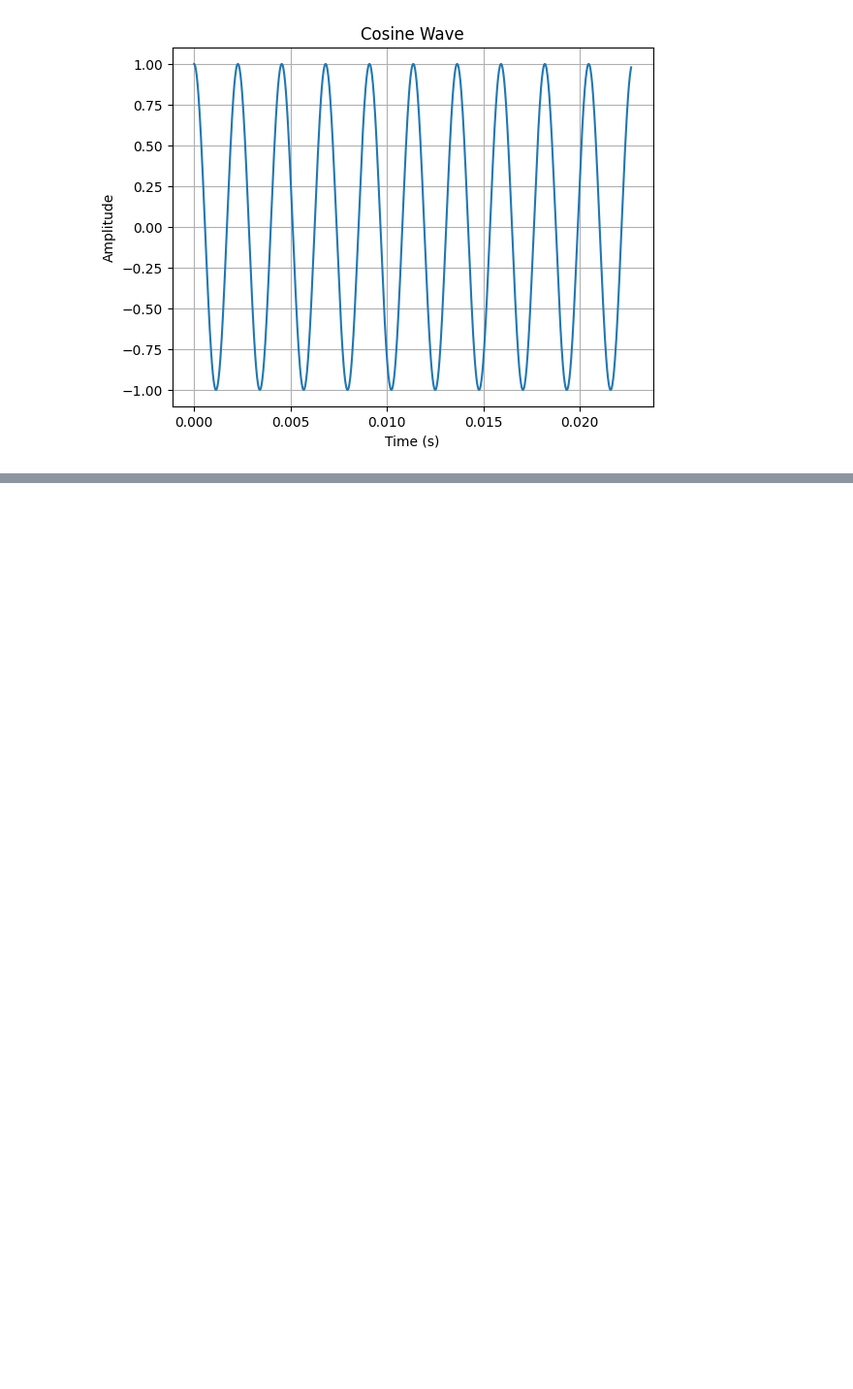
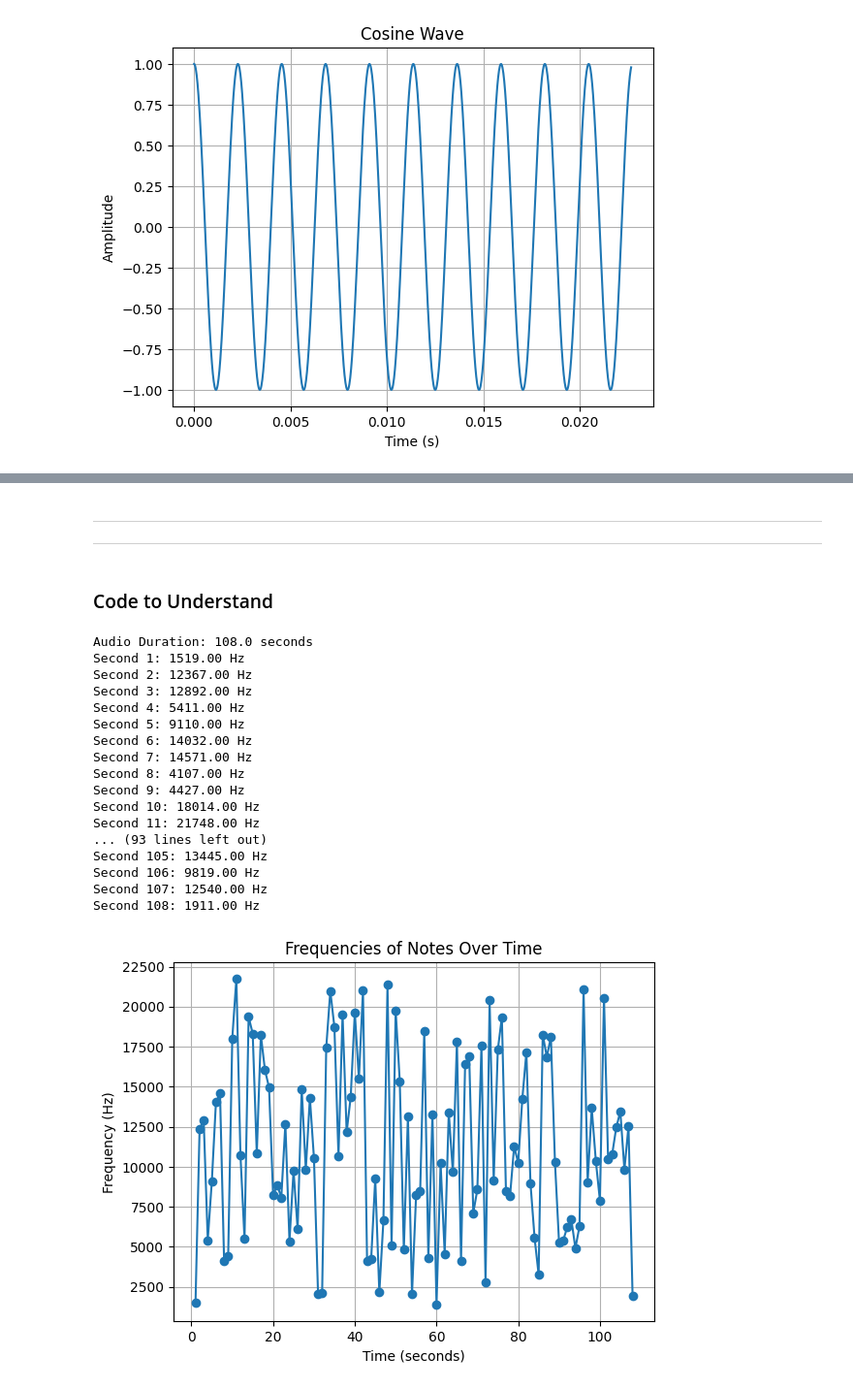
Before and after one commit to suraj-sharma3/Sound-Synthesis-with-Python, a Jupyter notebook: sound_synthesizer_with_pygame_and_numpy/Jupyter_Notebook_Notes/sound_synthesis_pygame_numpy.ipynb, the cells around one changed output, grey strips where cells are left out. Shown at 97% size. Drawn from its saved outputs; the diff is of its cells as text; code cells hidden in the pictures; blank space fills up the shorter version.

Commit message:
generating sound of all musical notes and saving audio

```diff
--- a/sound_synthesizer_with_pygame_and_numpy/Jupyter_Notebook_Notes/sound_synthesis_pygame_numpy.ipynb
+++ b/sound_synthesizer_with_pygame_and_numpy/Jupyter_Notebook_Notes/sound_synthesis_pygame_numpy.ipynb
@@ -285,0 +513,4 @@ plt.show()
+# %%
+notes_file = open(r"C:\Users\OMOLP094\Desktop\My_GitHub_Repos\Wavetable-Synthesis-with-Python\sound_synthesizer_with_pygame_and_numpy\noteslist.txt")
+# %%
+file_contents = notes_file.read()
@@ -285,0 +523,2 @@ plt.show()
+# %%
+noteslist = file_contents.splitlines() # .splitlines(): This is a built-in method in Python for strings that splits the string into a list of lines. It breaks the string wherever there is a newline character (\n), and each line in the string becomes an element in the resulting list.
@@ -285,0 +557,2 @@ plt.show()
+# %%
+freq = 16.3516 # start frequency (frequency of the first note from the noteslist text file)
@@ -285,0 +681,67 @@ plt.show()
+# %% [markdown]
+<hr><hr>
+# %% [markdown]
+### Code to Understand
+# %%
+import numpy as np
+from scipy.io import wavfile
+import matplotlib.pyplot as plt
+
+# Step 1: Load the audio file
+audio_file = r"C:\Users\OMOLP094\Desktop\My_GitHub_Repos\Wavetable-Synthesis-with-Python\sound_synthesizer_with_pygame_and_numpy\Jupyter_Notebook_Notes\combined_notes.wav"
+sampling_rate, data = wavfile.read(audio_file)
+
+# Step 2: Handle stereo audio (convert to mono if needed)
+if len(data.shape) == 2:  # If stereo, average the two channels
+    data = np.mean(data, axis=1)
+
+# Step 3: Calculate the number of samples per 1-second chunk
+samples_per_second = sampling_rate
+total_duration = len(data) / sampling_rate  # In seconds
+print(f"Audio Duration: {total_duration} seconds")
+
+# Step 4: Loop through 1-second segments and perform FFT
+frequencies = []
+for i in range(0, len(data), samples_per_second):
+    # Extract 1-second chunk
+    segment = data[i:i + samples_per_second]
+
+    # Perform FFT on the segment
+    fft_result = np.fft.fft(segment)
+    fft_frequencies = np.fft.fftfreq(len(segment), d=1/sampling_rate)
+
+    # Get the magnitude of the FFT and find the peak frequency
+    magnitude = np.abs(fft_result)
+    peak_frequency = fft_frequencies[np.argmax(magnitude[:len(magnitude)//2])]  # Positive frequencies only
+
+    frequencies.append(peak_frequency)
+
+    # Print the frequency for each second
+    print(f"Second {i // samples_per_second + 1}: {peak_frequency:.2f} Hz")
+
+# Step 5: Plot the frequencies
+plt.plot(range(1, len(frequencies) + 1), frequencies, marker='o')
+plt.title("Frequencies of Notes Over Time")
+plt.xlabel("Time (seconds)")
+plt.ylabel("Frequency (Hz)")
+plt.grid()
+plt.show()
+# %% [output]
+Audio Duration: 108.0 seconds
+Second 1: 1519.00 Hz
+Second 2: 12367.00 Hz
+Second 3: 12892.00 Hz
+Second 4: 5411.00 Hz
+Second 5: 9110.00 Hz
+Second 6: 14032.00 Hz
+Second 7: 14571.00 Hz
+Second 8: 4107.00 Hz
+Second 9: 4427.00 Hz
+Second 10: 18014.00 Hz
+Second 11: 21748.00 Hz
+... (93 lines left out)
+Second 105: 13445.00 Hz
+Second 106: 9819.00 Hz
+Second 107: 12540.00 Hz
+Second 108: 1911.00 Hz
+[figure, added]
```
Also changed, not shown: parts of 45 cells of this notebook, 3 other files.
